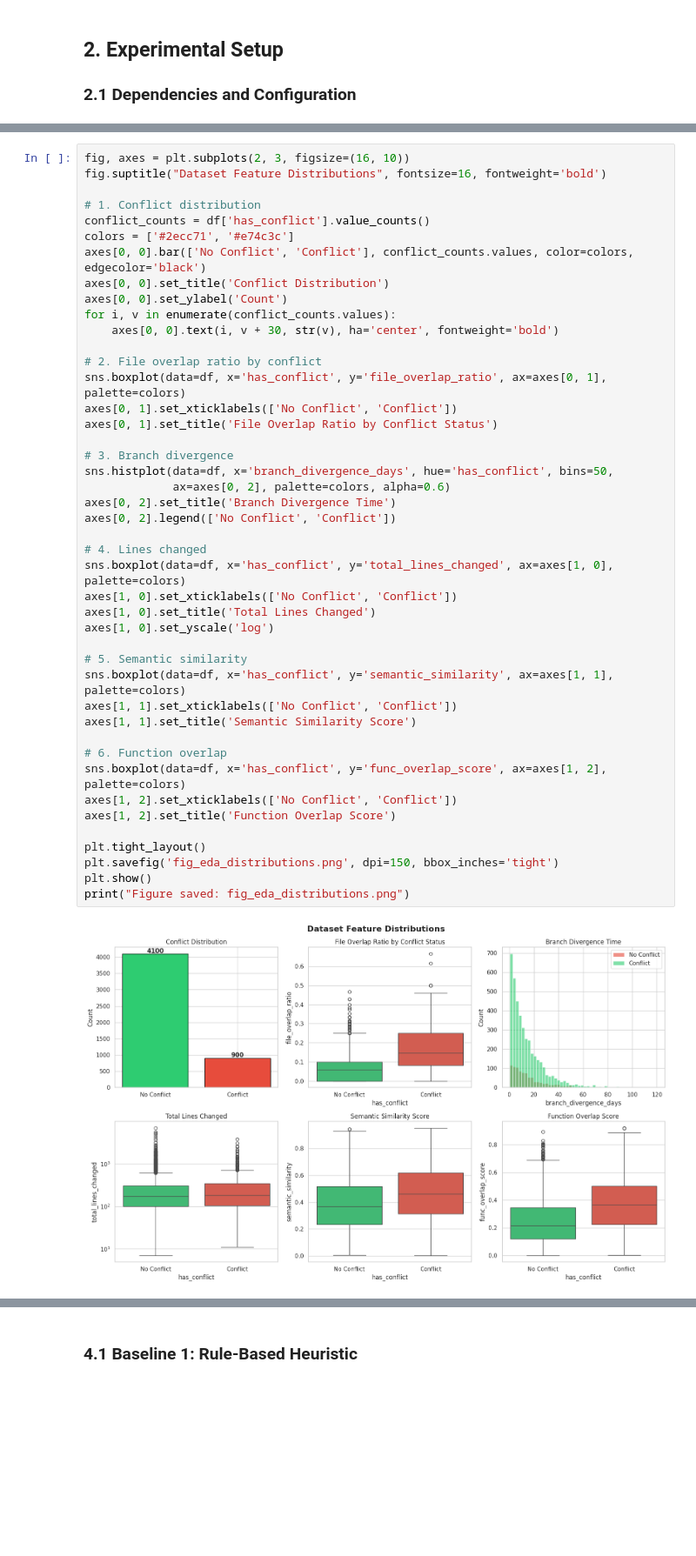
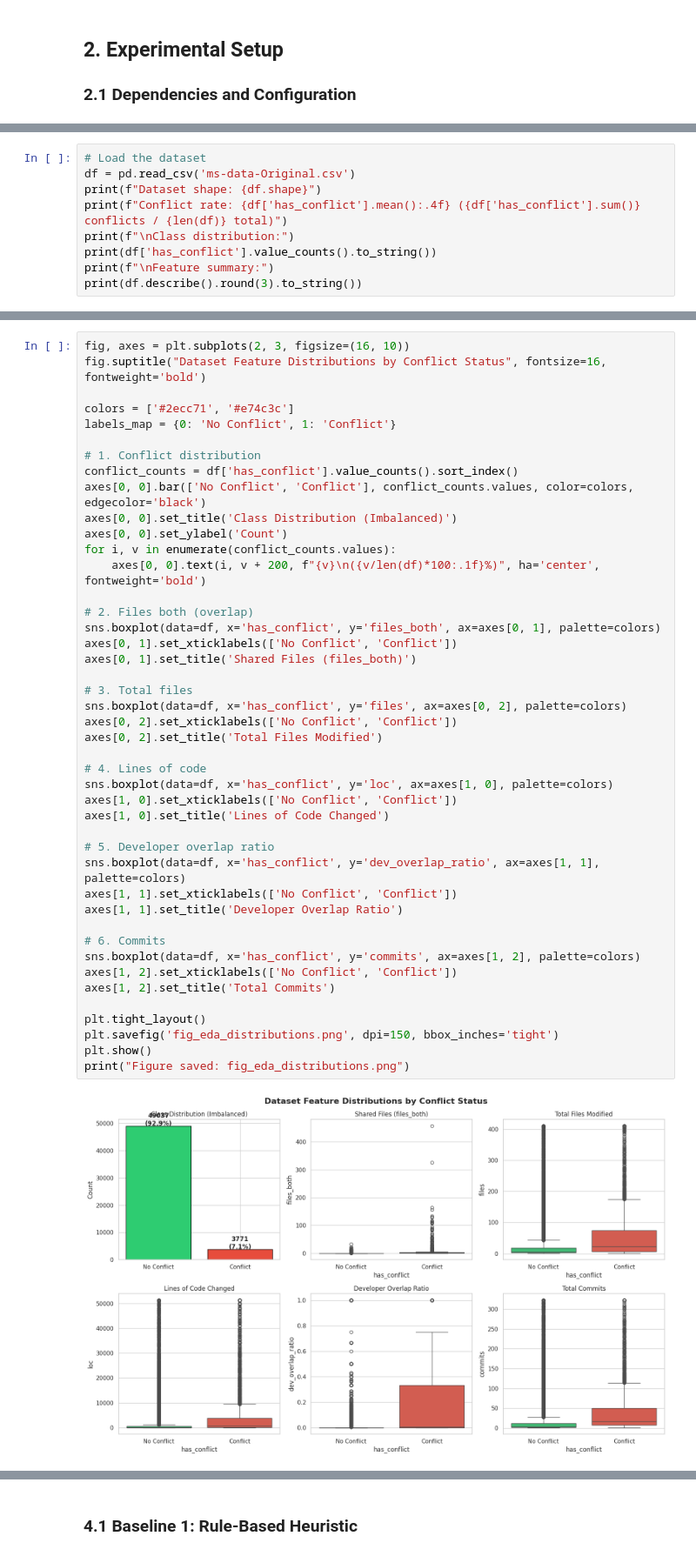
Before and after one commit to Cognition-Partner-Workshops/app_timesheet, a Jupyter notebook: research/merge_conflict_prediction_rag.ipynb, the cells around one changed output, grey strips where cells are left out. Shown at 87% size. Drawn from its saved outputs; the diff is of its cells as text; blank space fills up the shorter version.

```diff
--- a/research/merge_conflict_prediction_rag.ipynb
+++ b/research/merge_conflict_prediction_rag.ipynb
@@ -257,0 +115,9 @@ max              23.000            16.000                8.000               0.6
+# %%
+# Load the dataset
+df = pd.read_csv('ms-data-Original.csv')
+print(f"Dataset shape: {df.shape}")
+print(f"Conflict rate: {df['has_conflict'].mean():.4f} ({df['has_conflict'].sum()} conflicts / {len(df)} total)")
+print(f"\nClass distribution:")
+print(df['has_conflict'].value_counts().to_string())
+print(f"\nFeature summary:")
+print(df.describe().round(3).to_string())
@@ -260,49 +264,49 @@ max              23.000            16.000                8.000               0.6
 # %%
 fig, axes = plt.subplots(2, 3, figsize=(16, 10))
-fig.suptitle("Dataset Feature Distributions", fontsize=16, fontweight='bold')
+fig.suptitle("Dataset Feature Distributions by Conflict Status", fontsize=16, fontweight='bold')
+
+colors = ['#2ecc71', '#e74c3c']
+labels_map = {0: 'No Conflict', 1: 'Conflict'}
 
 # 1. Conflict distribution
-conflict_counts = df['has_conflict'].value_counts()
-colors = ['#2ecc71', '#e74c3c']
+conflict_counts = df['has_conflict'].value_counts().sort_index()
 axes[0, 0].bar(['No Conflict', 'Conflict'], conflict_counts.values, color=colors, edgecolor='black')
-axes[0, 0].set_title('Conflict Distribution')
+axes[0, 0].set_title('Class Distribution (Imbalanced)')
 axes[0, 0].set_ylabel('Count')
 for i, v in enumerate(conflict_counts.values):
-    axes[0, 0].text(i, v + 30, str(v), ha='center', fontweight='bold')
+    axes[0, 0].text(i, v + 200, f"{v}\n({v/len(df)*100:.1f}%)", ha='center', fontweight='bold')
 
-# 2. File overlap ratio by conflict
-sns.boxplot(data=df, x='has_conflict', y='file_overlap_ratio', ax=axes[0, 1], palette=colors)
+# 2. Files both (overlap)
+sns.boxplot(data=df, x='has_conflict', y='files_both', ax=axes[0, 1], palette=colors)
 axes[0, 1].set_xticklabels(['No Conflict', 'Conflict'])
-axes[0, 1].set_title('File Overlap Ratio by Conflict Status')
+axes[0, 1].set_title('Shared Files (files_both)')
 
-# 3. Branch divergence
-sns.histplot(data=df, x='branch_divergence_days', hue='has_conflict', bins=50,
-             ax=axes[0, 2], palette=colors, alpha=0.6)
-axes[0, 2].set_title('Branch Divergence Time')
-axes[0, 2].legend(['No Conflict', 'Conflict'])
+# 3. Total files
+sns.boxplot(data=df, x='has_conflict', y='files', ax=axes[0, 2], palette=colors)
+axes[0, 2].set_xticklabels(['No Conflict', 'Conflict'])
+axes[0, 2].set_title('Total Files Modified')
 
-# 4. Lines changed
-sns.boxplot(data=df, x='has_conflict', y='total_lines_changed', ax=axes[1, 0], palette=colors)
+# 4. Lines of code
+sns.boxplot(data=df, x='has_conflict', y='loc', ax=axes[1, 0], palette=colors)
 axes[1, 0].set_xticklabels(['No Conflict', 'Conflict'])
-axes[1, 0].set_title('Total Lines Changed')
-axes[1, 0].set_yscale('log')
+axes[1, 0].set_title('Lines of Code Changed')
 
-# 5. Semantic similarity
-sns.boxplot(data=df, x='has_conflict', y='semantic_similarity', ax=axes[1, 1], palette=colors)
+# 5. Developer overlap ratio
+sns.boxplot(data=df, x='has_conflict', y='dev_overlap_ratio', ax=axes[1, 1], palette=colors)
 axes[1, 1].set_xticklabels(['No Conflict', 'Conflict'])
-axes[1, 1].set_title('Semantic Similarity Score')
+axes[1, 1].set_title('Developer Overlap Ratio')
 
-# 6. Function overlap
-sns.boxplot(data=df, x='has_conflict', y='func_overlap_score', ax=axes[1, 2], palette=colors)
+# 6. Commits
+sns.boxplot(data=df, x='has_conflict', y='commits', ax=axes[1, 2], palette=colors)
 axes[1, 2].set_xticklabels(['No Conflict', 'Conflict'])
-axes[1, 2].set_title('Function Overlap Score')
+axes[1, 2].set_title('Total Commits')
 
 plt.tight_layout()
 plt.savefig('fig_eda_distributions.png', dpi=150, bbox_inches='tight')
 plt.show()
 print("Figure saved: fig_eda_distributions.png")
 # %% [output]
-[figure, old version]
+[figure, new version]
 Figure saved: fig_eda_distributions.png
 # %%
 # Correlation analysis
```
Also changed, not shown: parts of 57 cells of this notebook, 2 other files.
